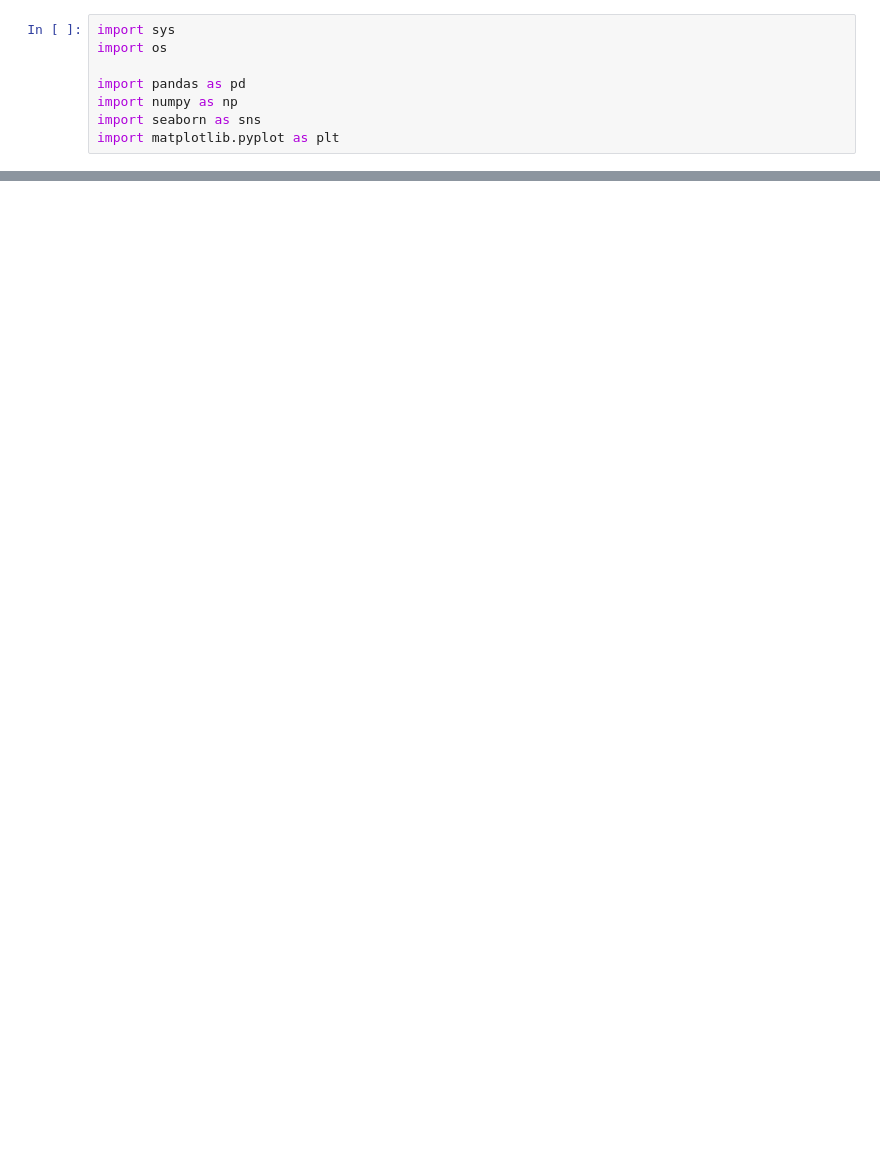
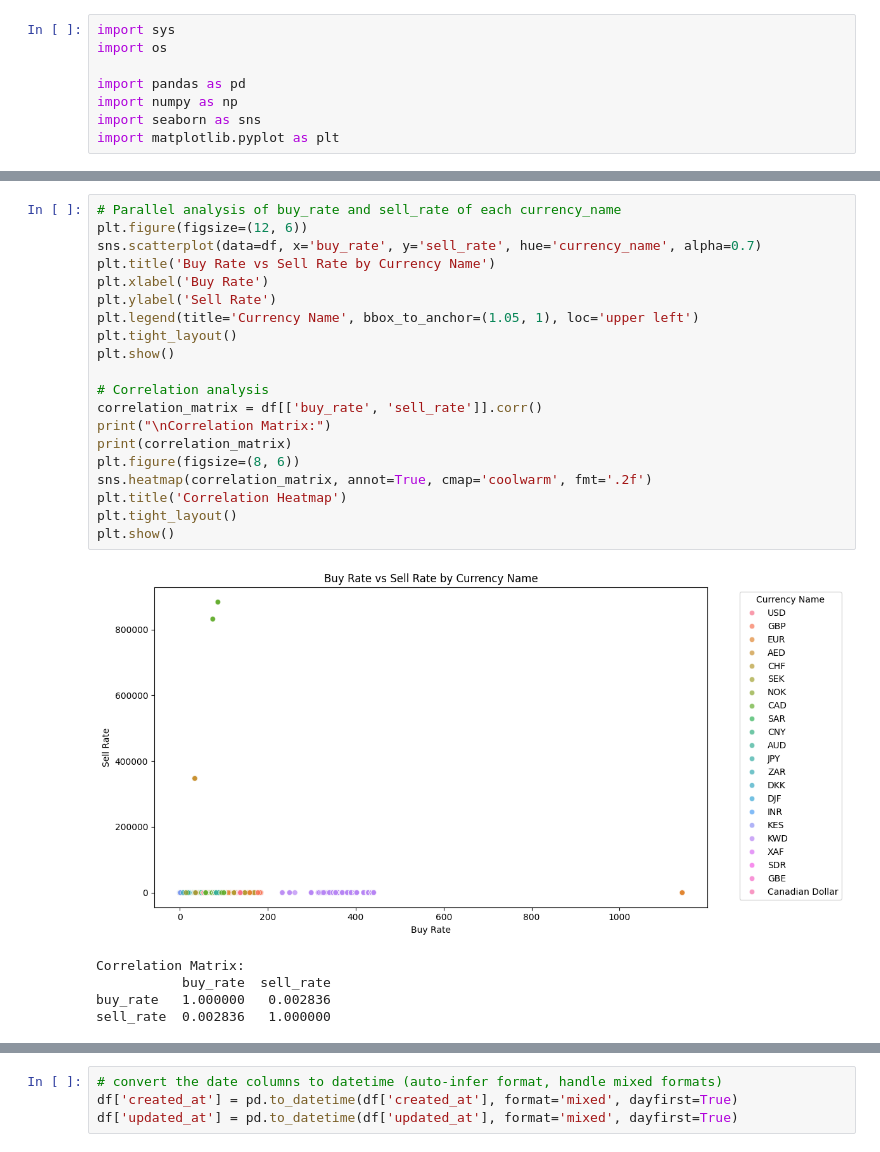
Before and after one commit to goShell3/core_exchange_eda, a Jupyter notebook: exchanges/eda.ipynb, the cells around one changed output, grey strips where cells are left out. Saved outputs shown, nothing was run; the diff lists cells and outputs as text; blank space fills up the shorter version.

```diff
--- a/exchanges/eda.ipynb
+++ b/exchanges/eda.ipynb
@@ -52,0 +153,26 @@ max      1142.526500  883430.000000               NaN
+# %%
+# Parallel analysis of buy_rate and sell_rate of each currency_name
+plt.figure(figsize=(12, 6))
+sns.scatterplot(data=df, x='buy_rate', y='sell_rate', hue='currency_name', alpha=0.7)
+plt.title('Buy Rate vs Sell Rate by Currency Name')
+plt.xlabel('Buy Rate')
+plt.ylabel('Sell Rate')
+plt.legend(title='Currency Name', bbox_to_anchor=(1.05, 1), loc='upper left')
+plt.tight_layout()
+plt.show()
+
+# Correlation analysis
+correlation_matrix = df[['buy_rate', 'sell_rate']].corr()
+print("\nCorrelation Matrix:")
+print(correlation_matrix)
+plt.figure(figsize=(8, 6))
+sns.heatmap(correlation_matrix, annot=True, cmap='coolwarm', fmt='.2f')
+plt.title('Correlation Heatmap')
+plt.tight_layout()
+plt.show()
+# %% [output]
+[figure, added]
+Correlation Matrix:
+           buy_rate  sell_rate
+buy_rate   1.000000   0.002836
+sell_rate  0.002836   1.000000
@@ -52,0 +180,4 @@ max      1142.526500  883430.000000               NaN
+# %%
+# convert the date columns to datetime (auto-infer format, handle mixed formats)
+df['created_at'] = pd.to_datetime(df['created_at'], format='mixed', dayfirst=True)
+df['updated_at'] = pd.to_datetime(df['updated_at'], format='mixed', dayfirst=True)
```
Also changed, not shown: parts of 9 cells of this notebook.
